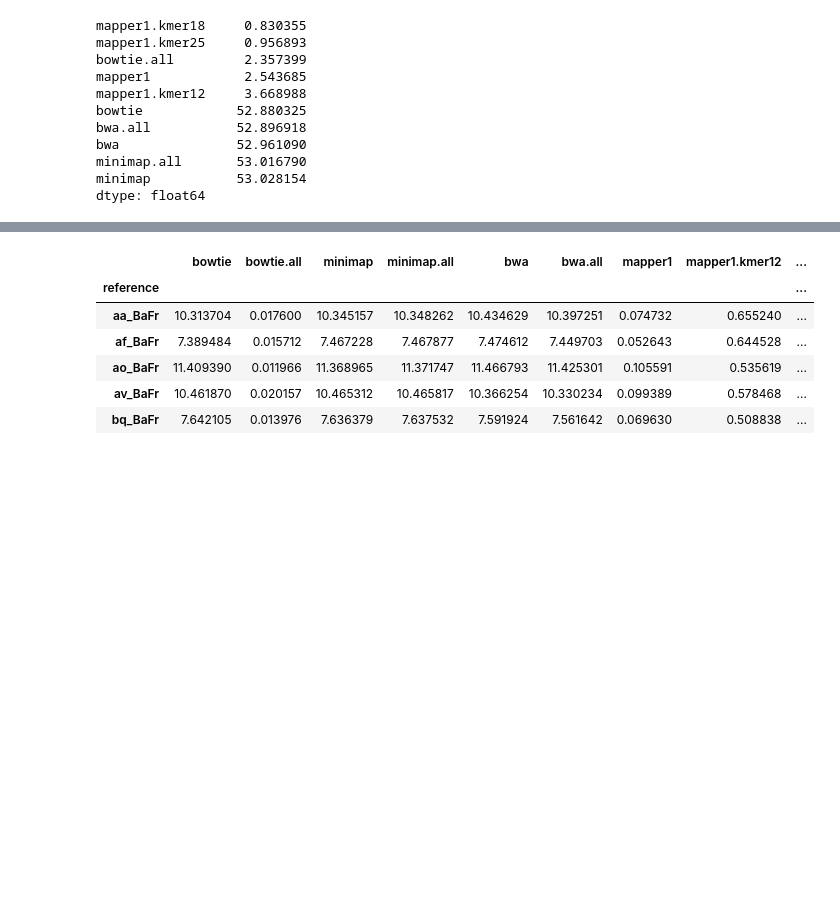
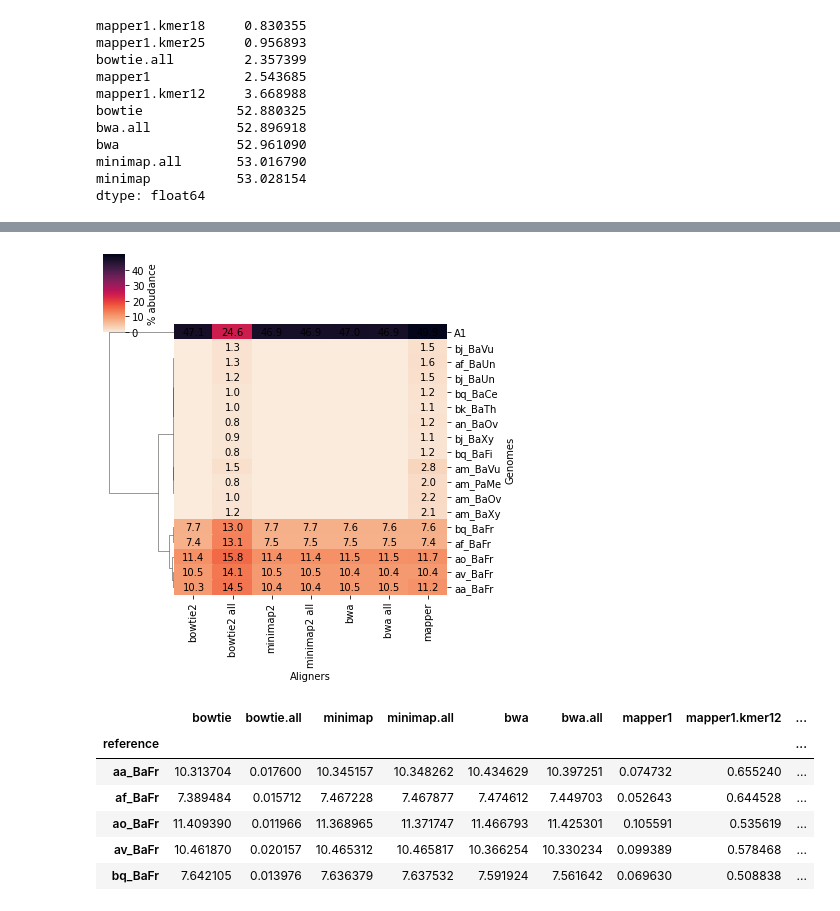
Before and after one commit to caozhichongchong/Mapper_eva, a Jupyter notebook: Alignment_consistency.ipynb, the cells around one changed output, grey strips where cells are left out. Saved outputs shown, nothing was run; the diff lists cells and outputs as text; code cells hidden in the pictures; blank space fills up the shorter version.

```diff
--- a/Alignment_consistency.ipynb
+++ b/Alignment_consistency.ipynb
@@ -553,0 +606,9 @@ dtype: float64
+# %%
+ref_abu = pd.read_csv('mapper/multi/abu_0.05.txt',sep='\t')
+ref_abu.index = ref_abu['Unnamed: 0']
+ref_abu = ref_abu.loc[:,['bowtie','bowtie.all',
+                                                       'minimap','minimap.all',
+                                                       'bwa','bwa.all',
+                                                       'mapper1',
+                                                      ]]
+ref_abu.head()
@@ -554,3 +623,39 @@ dtype: float64
+# %%
+ref_combinations_count3 = ref_abu.loc[:,['bowtie','bowtie.all',
+                                                       'minimap','minimap.all',
+                                                       'bwa','bwa.all',
+                                                       'mapper1',
+                                                      ]]
+ref_combinations_count3.columns = [x.replace('mapper1','mapper').replace('bowtie','bowtie2').replace('minimap','minimap2').replace('.all',' all') for x in ref_combinations_count3.columns]
+ref_combinations_count3 = ref_combinations_count3.loc[ref_combinations_count3.sum(axis = 1)>=2,:]
+
+if True:
+    # Create a clustermap with column clustering only
+    g = sns.clustermap(data=ref_combinations_count3,
+                       cmap=sns.color_palette("rocket_r", as_cmap=True),
+                       col_cluster=False, #center=0.3,
+                       row_cluster=True,
+                       figsize=(6,6),
+                       yticklabels=True,
+                       cbar_kws={'ticks': np.linspace(0,
+                                                      50, num=6), 'label': '% abudance'}  # Add more ticks and a label
+
+                      )
+    for (i, j), val in np.ndenumerate(g.data2d):
+        if val >= 0.1:
+            g.ax_heatmap.text(j + 0.5, i + 0.5, f'{val:.1f}',
+                              ha='center', va='center', color='black')
+
+    # Adjust the labels and ticks
+    g.ax_heatmap.set_xlabel('Aligners')
+    g.ax_heatmap.set_ylabel('Genomes')
+    g.ax_heatmap.set_xticklabels(g.ax_heatmap.get_xticklabels(), rotation=90)
+#     g.ax_heatmap.set_yticklabels(g.ax_heatmap.get_yticklabels(), rotation=0)  # Ensure y-tick labels are horizontal
+
+    # Save the figure
+    plt.savefig('mapper/multi/all_1.fastq_Bactor.cov0.05.pdf')
+# %% [output]
+[figure, added]
 # %%
 ref_combinations_count3 = ref_combinations_count2.loc[ref_combinations_count2.sum(axis = 1)>=5,:]
 ref_combinations_count4 = ref_combinations_count2.loc[ref_combinations_count2.sum(axis = 1)<5,:]
```
Also changed, not shown: parts of 7 cells of this notebook.
